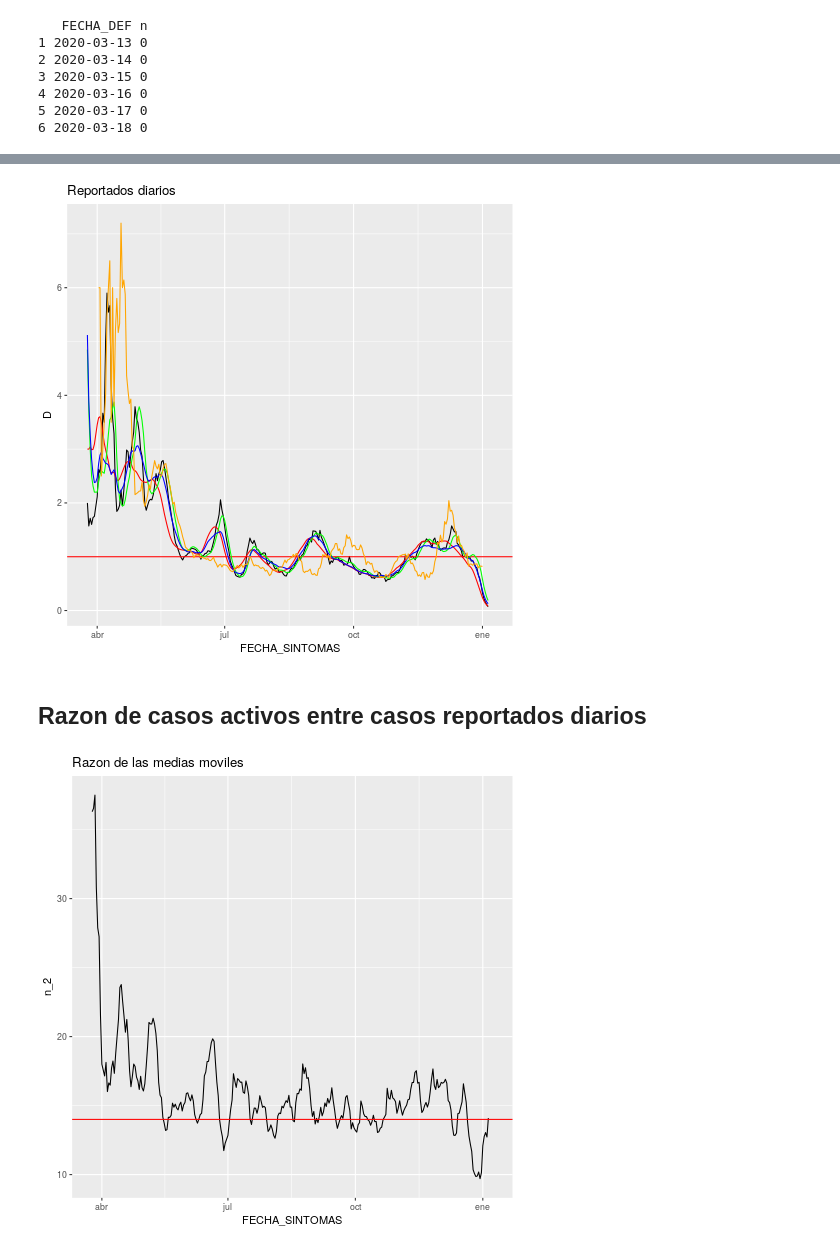
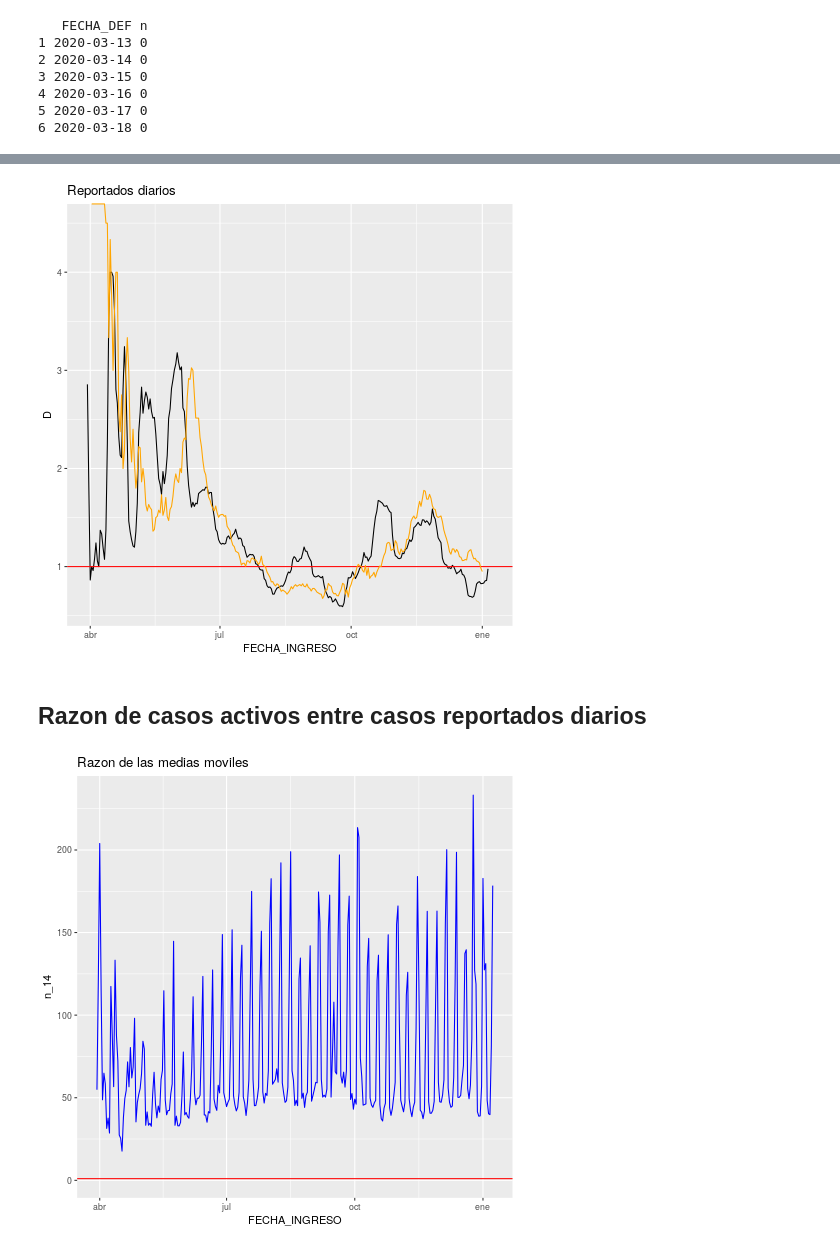
Before and after one commit to Enriquesec/Determinacion-de-un-numero-reproductivo-dinamico-a-partir-de-datos-epidemiologicos-diarios, a Jupyter notebook: notebooks/analisis_indicador_guanajuato.ipynb, the cells around one changed output, grey strips where cells are left out. Cells and saved outputs as stored; diff of their text form; code cells hidden in the pictures.

```diff
--- a/notebooks/analisis_indicador_guanajuato.ipynb
+++ b/notebooks/analisis_indicador_guanajuato.ipynb
@@ -91,10 +93,11 @@ plt.tight_layout()
 # creamos los lags de los conteos.
 crear_suma_total_lags <- function(n, df, col){
   df["n_total"] <- df$n # inicializamos el valor de total
-  for(i in 1:n){
+  for(i in 3:n){
     df[paste0("n_",i)] <- shift(df$n, n=i) # creamos el primer lag
     df[is.na(df)] <- 0 # imputamos con cero.
     df["n_total"] <- df["n_total"]+df[paste0("n_",i)] # sumamos el total
+    df["n_total"] <- df["n_total"]+df["n_total"]*3/14
   }
     if (col==1){ # graficamos los totales.
         g <- ggplot(df, aes(x=FECHA_INGRESO, y=n_total))+
@@ -104,7 +107,7 @@ crear_suma_total_lags <- function(n, df, col){
         g <- ggplot(df, aes(x=FECHA_SINTOMAS, y=n_total))+
             geom_col(col="blue",fill="blue")
     }
-    plot(g)
+    #plot(g)
   df # retornamos el nuevo data.frame
 }
 
@@ -146,3 +149,4 @@ library(lubridate)
 library(data.table)
 library(zoo)
 library(gridExtra)
+library(data.table)
@@ -231,0 +354,17 @@ grid.arrange(p1, p2, ncol=1)
+# %%
+%%R
+factor <- 12500/4
+guanajuato_activos1_aux <- guanajuto_activos1 %>%
+    gather(metric, value, x_mv)
+#guanajuto_activos1$D <- guanajuto_activos1$D*factor
+#guanajuto_activos1 <- guanajuto_activos1 %>% filter(D<15000)
+
+guanajuto_activos1["D_lag_1"] <- shift(guanajuto_activos1$D, n=1)
+guanajuto_activos1 <- guanajuto_activos1 %>%
+                        mutate(change_point= ((D<=1)&(D_lag_1>1)) | ((D>1)&(D_lag_1<1)) )
+
+fechas_cruce <- guanajuto_activos1 %>% filter(change_point) %>% select(FECHA_INGRESO)
+fechas_cruce <- fechas_cruce$FECHA_INGRESO
+
+change_point_D <- guanajuto_activos1 %>% filter(FECHA_INGRESO%in%fechas_cruce) %>% select(FECHA_INGRESO,D)
+change_point <- guanajuato_activos1_aux %>% filter(FECHA_INGRESO %in%fechas_cruce) %>% select(FECHA_INGRESO,value)
@@ -411,25 +618,35 @@ grid.arrange(p_m_muerto, p_d_muerto, ncol=1)
 # %%
 %%R
-ggplot(guanajuto_media_movil, aes(FECHA_SINTOMAS, D))+
+ggplot(guanajuto_media_movil, aes(FECHA_INGRESO, D))+
     geom_line()+
     geom_hline(yintercept=1, color="red")+
-    geom_line(data=guanajuto_activos1, aes(FECHA_SINTOMAS, D), color="red")+
-    geom_line(data=guanajuto_activos2, aes(FECHA_SINTOMAS, D), color="green")+
-    geom_line(data=guanajuto_activos3, aes(FECHA_SINTOMAS, D), color="blue")+
+    #geom_line(data=guanajuto_activos1, aes(FECHA_SINTOMAS, D), color="red")+
+    #geom_line(data=guanajuto_activos2, aes(FECHA_SINTOMAS, D), color="green")+
+    #geom_line(data=guanajuto_activos3, aes(FECHA_SINTOMAS, D), color="blue")+
     geom_line(data=guanajuto_muertos_media_movil, aes(FECHA_DEF, D), color="orange")+
   labs(title="Reportados diarios")
+
+# NEGRO: casos reportados diarios.
+# ROJO-Caso activos: fecha de ingreso -14 días atras. (suavizados y no suavizados)
+# Green-Caso activos_esperada: fecha de sintomas hasta la fecha de ingreso, si es mayor a 14 días recortamos la ventana a fecha de ingreso-14 días.
+# BLUE-Caso activos_esperada_2: fecha de sintomas -7 hasta la fecha de ingreso, si es mayor a 14 días recortamos la ventana a fecha de ingreso-14 días.
+# Naranja-Muertos reportados.
 # %% [output]
-[figure, old version]
+[figure, new version]
 # %% [markdown]
 ## Razon de casos activos entre casos reportados diarios
 # %%
 %%R
-g_razon_1<- merge(guanajuto_media_movil, guanajuto_activos1, by="FECHA_SINTOMAS") %>%
-    mutate(n_2 = x_mv.y/x_mv.x)%>%
-  ggplot(aes(FECHA_SINTOMAS, n_2)) +
-  geom_line()+
+g_razon_1<- merge(guanajuto_media_movil, guanajuto_activos1, by="FECHA_INGRESO") %>%
+    mutate(n_14 = n.y/n.x,
+          n_13 =  n.y/(n.x*13),
+          n_15 =  n.y/(n.x*15))%>%
+  ggplot() +
+  geom_line(aes(FECHA_INGRESO, n_14), color="blue")+
+  #geom_line(aes(FECHA_SINTOMAS, n_13), color="red")+
+  #geom_line(aes(FECHA_SINTOMAS, n_15), color="orange")+
   labs(title="Razon de las medias moviles")+
-  geom_hline(yintercept=14, color="red")
+  geom_hline(yintercept=1, color="red")
 g_razon_1
 # %% [output]
-[figure, old version]
+[figure, new version]
```
Also changed, not shown: parts of 30 cells of this notebook, 1 other file.
